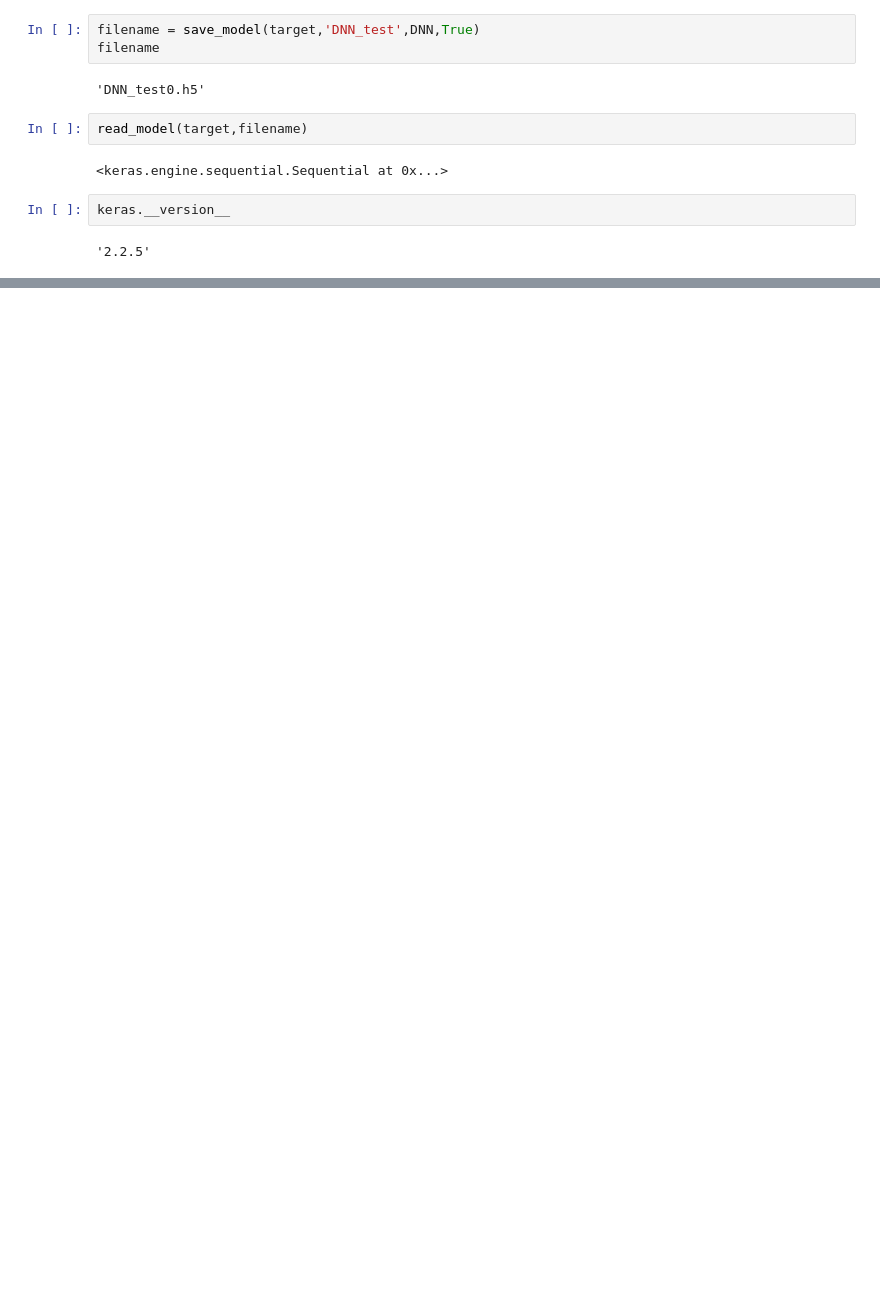
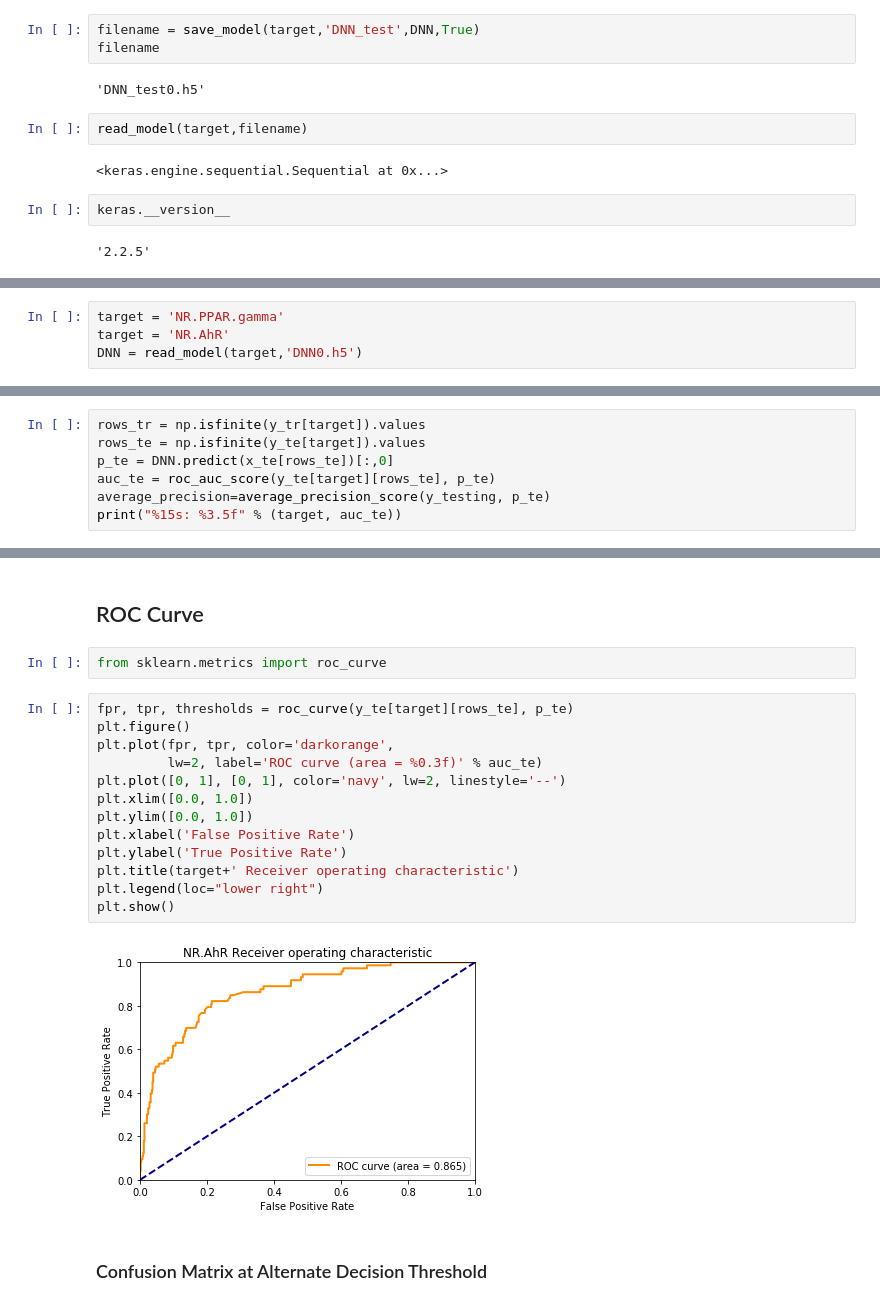
Before and after one commit to spdavern/metis_project5, a Jupyter notebook: single_task_dnn_base.ipynb, the cells around one changed output, grey strips where cells are left out. Cells and saved outputs as stored; diff of their text form; blank space fills up the shorter version.

Commit message:
Cleaned up models so modified decision thresholds point to original model.

```diff
--- a/single_task_dnn_base.ipynb
+++ b/single_task_dnn_base.ipynb
@@ -316,0 +320,4 @@ keras.__version__
+# %%
+target = 'NR.PPAR.gamma'
+target = 'NR.AhR'
+DNN = read_model(target,'DNN0.h5')
@@ -316,0 +326,7 @@ keras.__version__
+# %%
+rows_tr = np.isfinite(y_tr[target]).values
+rows_te = np.isfinite(y_te[target]).values
+p_te = DNN.predict(x_te[rows_te])[:,0]
+auc_te = roc_auc_score(y_te[target][rows_te], p_te)
+average_precision=average_precision_score(y_testing, p_te)
+print("%15s: %3.5f" % (target, auc_te))
@@ -316,0 +350,21 @@ keras.__version__
+# %% [markdown]
+## ROC Curve
+# %%
+from sklearn.metrics import roc_curve
+# %%
+fpr, tpr, thresholds = roc_curve(y_te[target][rows_te], p_te)
+plt.figure()
+plt.plot(fpr, tpr, color='darkorange',
+         lw=2, label='ROC curve (area = %0.3f)' % auc_te)
+plt.plot([0, 1], [0, 1], color='navy', lw=2, linestyle='--')
+plt.xlim([0.0, 1.0])
+plt.ylim([0.0, 1.0])
+plt.xlabel('False Positive Rate')
+plt.ylabel('True Positive Rate')
+plt.title(target+' Receiver operating characteristic')
+plt.legend(loc="lower right")
+plt.show()
+# %% [output]
+[figure, added]
+# %% [markdown]
+### Confusion Matrix at Alternate Decision Threshold
```
Also changed, not shown: parts of 13 cells of this notebook, 39 other files.
